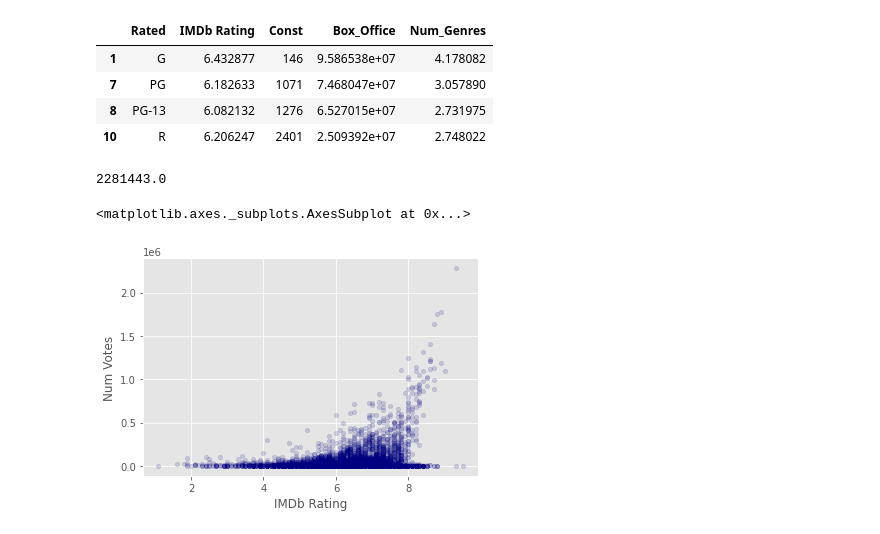
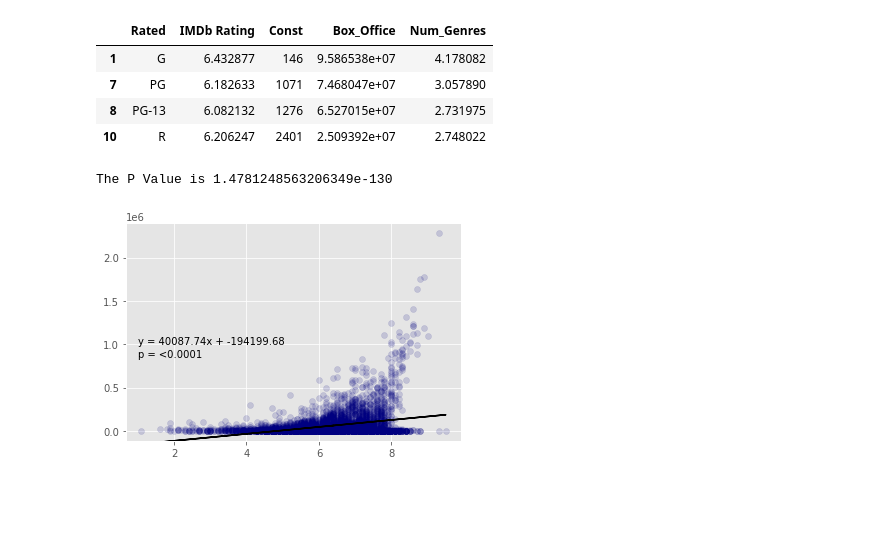
Before and after one commit to Lweston75/Project-One, a Jupyter notebook: ESPgraphs.ipynb, the cells around one changed output. Saved outputs shown, nothing was run; the diff lists cells and outputs as text; code cells hidden in the pictures; blank space fills up the shorter version.

```diff
--- a/ESPgraphs.ipynb
+++ b/ESPgraphs.ipynb
@@ -238,18 +248,39 @@ rated_df_rating
 | 7 | PG | 6.182633 | 1071 | 7.468047e+07 | 3.057890 |
 | 8 | PG-13 | 6.082132 | 1276 | 6.527015e+07 | 2.731975 |
 | 10 | R | 6.206247 | 2401 | 2.509392e+07 | 2.748022 |
-# %%
-def decommarizer(x):
-    try:
-        x = int(x.replace(',',''))
-    except:
-        pass
-    return x
-
-movie_df['Num Votes'] = movie_df['Num Votes'].apply(decommarizer)
-
-movie_df.plot.scatter('IMDb Rating','Num Votes', alpha = 0.15, color = 'navy')
-# %% [output]
-2281443.0
-<matplotlib.axes._subplots.AxesSubplot at 0x...>
-[figure, removed]
+# %%
+def decommarizer(x):
+    try:
+        x = int(x.replace(',',''))
+    except:
+        pass
+    return x
+
+movie_df['Num Votes'] = movie_df['Num Votes'].apply(decommarizer)
+
+plot = [1,1000000]
+
+def Scatter_w_Trend(df,x,y,plot_location, y_limit=None):
+    new_df = df[[x,y]].dropna()
+    new_df[x] = new_df[x].astype(float)
+    new_df[y] = new_df[y].astype(float)
+    new_df.head()
+    x_list = new_df[x].tolist()
+    y_list = new_df[y].tolist()
+    plt.scatter(x_list, y_list, alpha = 0.15, color = 'navy')
+    plt.ylim(y_limit)
+    m, b, rSquare, pValue, stderr = st.linregress(x_list,y_list)
+    line = "y = " + str(round(m,2)) + "x + " + str(round(b,2))
+    print(f"The P Value is {pValue}")
+    if pValue < 0.0001:
+        pValue = "<0.0001"
+    plt.annotate(line, plot_location, color="black")
+    plot_location[1] = 0.85*plot_location[1]
+    plt.annotate(f"p = {pValue}",plot_location, color = 'black' )
+    fit_line_y = new_df[x] * m + b
+    plt.plot(x_list, fit_line_y, color = 'black')
+
+Scatter_w_Trend(movie_df, 'IMDb Rating','Num Votes',plot)
+# %% [output]
+The P Value is 1.4781248563206349e-130
+[figure, added]
```
Also changed, not shown: parts of 8 cells of this notebook, 1 other file.
